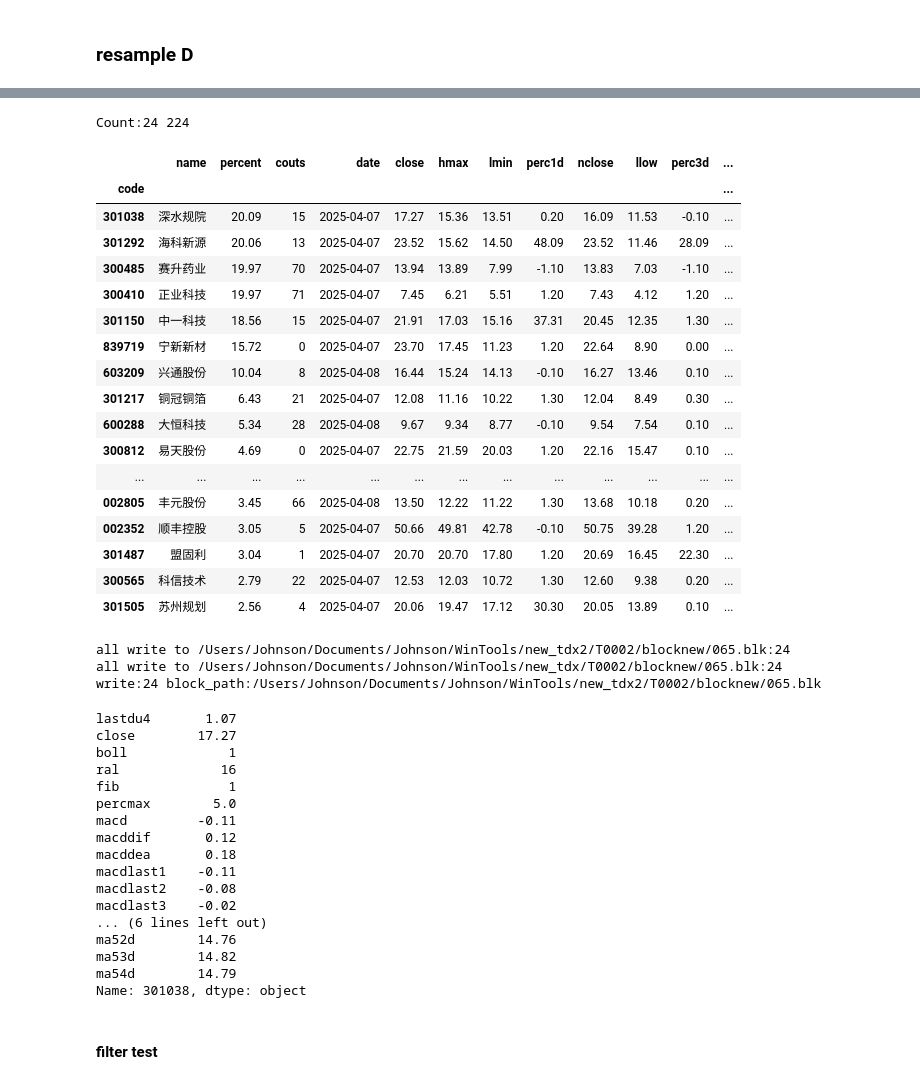
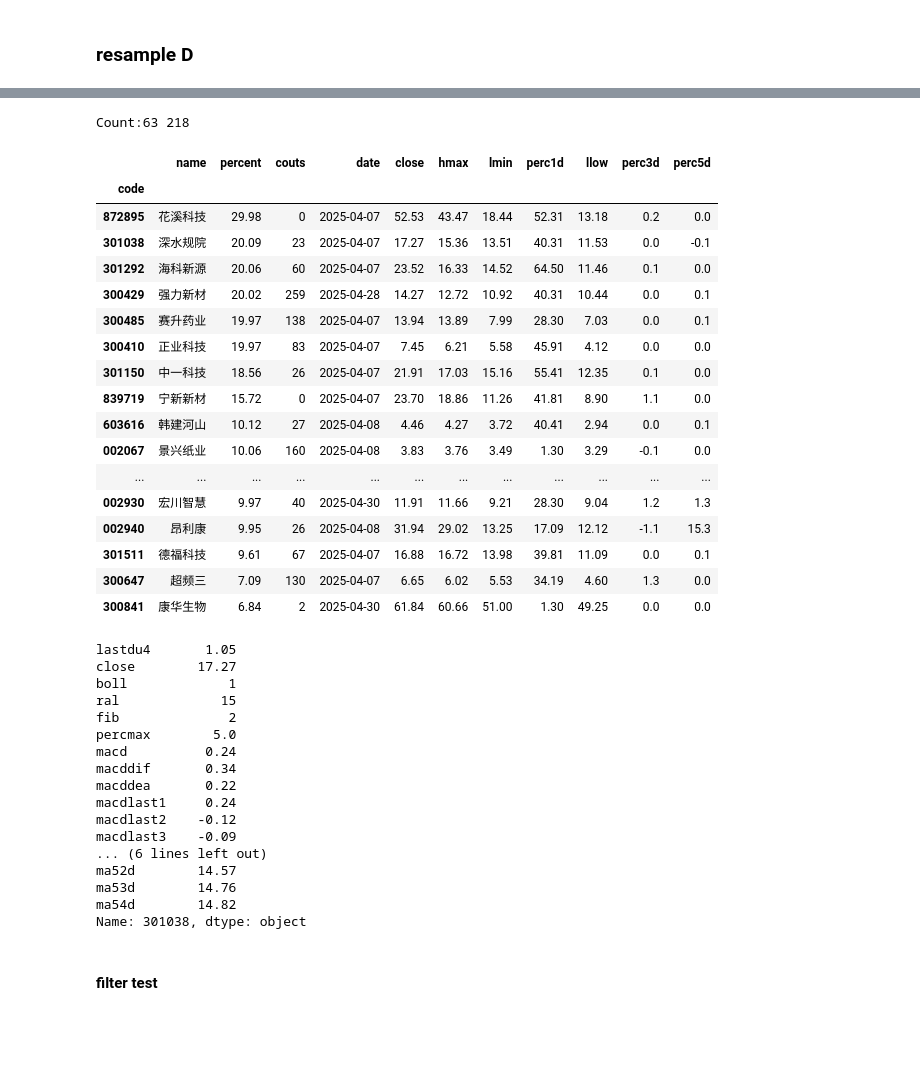
Before and after one commit to johnsonhongyi/pyQuant3, a Jupyter notebook: stock/jupyterAlgo/Quant2023/resample-monitor.ipynb, the cells around one changed output, grey strips where cells are left out. Drawn from its saved outputs; the diff is of its cells as text; code cells hidden in the pictures; blank space fills up the shorter version.

```diff
--- a/stock/jupyterAlgo/Quant2023/resample-monitor.ipynb
+++ b/stock/jupyterAlgo/Quant2023/resample-monitor.ipynb
@@ -569,59 +533,56 @@ initdx :0 b1>:5180 it:0.4 lastpTDX_DF_d in locals
 # %%
 # td_code = tdx_d.query('lasth1d > lasth2d > lasth3d and close >= high4')
 # td_code = tdx_d.query('ma51d > ma10d and ral > 3 and lastp1d >ma20d and low > lastl1d and vol > 2' )
 # td_code = tdx_d.query('lastp1d > lastp2d  and lasth1d > lasth2d and lasth2d > lasth3d and lastl1d > lastl2d and lastl2d > lastl3d and close > open')
 
 # td_code = h5_d.query(f'{get_filter(filterIDX)}')
 # td_code = h5_d.query(f'lasth1d > lasth2d and close > lastp1d and ral > 10 and fib > 0 and boll > 0')
-td_code = h5_d.query(f'lastv1d > lastv2d and close > lastp1d and ral > 10 and fib > 0 and boll > 0 and close > lastp2d and percent > per2d and percent > lastdu4 \
-and close >high4 and close > max5 and (low > open*0.99 or (per1d > 4 and low >= lastp1d))')
+td_code = h5_d.query(f'lasth1d > lasth2d  and ral > 10 and fib > 0 and boll > 0  and percent > lastdu4 \
+and close >high4  and (low > open*0.99 or (per1d > 4 and low >= lastp1d))')
 
 show_tdx_data(td_code,limit=20)
 if len(td_code) < 30:
     write_code_to_blk(td_code.sort_values('percent', ascending=False).index,'065',rewrite=True)
 # %% [output]
-Count:24 224
+Count:63 218
-|  | name | percent | couts | date | close | hmax | lmin | perc1d | nclose | llow | perc3d | ... |
-| code |  |  |  |  |  |  |  |  |  |  |  | ... |
-| 301038 | 深水规院 | 20.09 | 15 | 2025-04-07 | 17.27 | 15.36 | 13.51 | 0.20 | 16.09 | 11.53 | -0.10 | ... |
-| 301292 | 海科新源 | 20.06 | 13 | 2025-04-07 | 23.52 | 15.62 | 14.50 | 48.09 | 23.52 | 11.46 | 28.09 | ... |
-| 300485 | 赛升药业 | 19.97 | 70 | 2025-04-07 | 13.94 | 13.89 | 7.99 | -1.10 | 13.83 | 7.03 | -1.10 | ... |
-| 300410 | 正业科技 | 19.97 | 71 | 2025-04-07 | 7.45 | 6.21 | 5.51 | 1.20 | 7.43 | 4.12 | 1.20 | ... |
-| 301150 | 中一科技 | 18.56 | 15 | 2025-04-07 | 21.91 | 17.03 | 15.16 | 37.31 | 20.45 | 12.35 | 1.30 | ... |
-| 839719 | 宁新新材 | 15.72 | 0 | 2025-04-07 | 23.70 | 17.45 | 11.23 | 1.20 | 22.64 | 8.90 | 0.00 | ... |
-| 603209 | 兴通股份 | 10.04 | 8 | 2025-04-08 | 16.44 | 15.24 | 14.13 | -0.10 | 16.27 | 13.46 | 0.10 | ... |
-| 301217 | 铜冠铜箔 | 6.43 | 21 | 2025-04-07 | 12.08 | 11.16 | 10.22 | 1.30 | 12.04 | 8.49 | 0.30 | ... |
-| 600288 | 大恒科技 | 5.34 | 28 | 2025-04-08 | 9.67 | 9.34 | 8.77 | -0.10 | 9.54 | 7.54 | 0.10 | ... |
-| 300812 | 易天股份 | 4.69 | 0 | 2025-04-07 | 22.75 | 21.59 | 20.03 | 1.20 | 22.16 | 15.47 | 0.10 | ... |
-| ... | ... | ... | ... | ... | ... | ... | ... | ... | ... | ... | ... | ... |
-| 002805 | 丰元股份 | 3.45 | 66 | 2025-04-08 | 13.50 | 12.22 | 11.22 | 1.30 | 13.68 | 10.18 | 0.20 | ... |
-| 002352 | 顺丰控股 | 3.05 | 5 | 2025-04-07 | 50.66 | 49.81 | 42.78 | -0.10 | 50.75 | 39.28 | 1.20 | ... |
-| 301487 | 盟固利 | 3.04 | 1 | 2025-04-07 | 20.70 | 20.70 | 17.80 | 1.20 | 20.69 | 16.45 | 22.30 | ... |
-| 300565 | 科信技术 | 2.79 | 22 | 2025-04-07 | 12.53 | 12.03 | 10.72 | 1.30 | 12.60 | 9.38 | 0.20 | ... |
-| 301505 | 苏州规划 | 2.56 | 4 | 2025-04-07 | 20.06 | 19.47 | 17.12 | 30.30 | 20.05 | 13.89 | 0.10 | ... |
+|  | name | percent | couts | date | close | hmax | lmin | perc1d | llow | perc3d | perc5d |
+| code |  |  |  |  |  |  |  |  |  |  |  |
+| 872895 | 花溪科技 | 29.98 | 0 | 2025-04-07 | 52.53 | 43.47 | 18.44 | 52.31 | 13.18 | 0.2 | 0.0 |
+| 301038 | 深水规院 | 20.09 | 23 | 2025-04-07 | 17.27 | 15.36 | 13.51 | 40.31 | 11.53 | 0.0 | -0.1 |
+| 301292 | 海科新源 | 20.06 | 60 | 2025-04-07 | 23.52 | 16.33 | 14.52 | 64.50 | 11.46 | 0.1 | 0.0 |
+| 300429 | 强力新材 | 20.02 | 259 | 2025-04-28 | 14.27 | 12.72 | 10.92 | 40.31 | 10.44 | 0.0 | 0.1 |
+| 300485 | 赛升药业 | 19.97 | 138 | 2025-04-07 | 13.94 | 13.89 | 7.99 | 28.30 | 7.03 | 0.0 | 0.1 |
+| 300410 | 正业科技 | 19.97 | 83 | 2025-04-07 | 7.45 | 6.21 | 5.58 | 45.91 | 4.12 | 0.0 | 0.0 |
+| 301150 | 中一科技 | 18.56 | 26 | 2025-04-07 | 21.91 | 17.03 | 15.16 | 55.41 | 12.35 | 0.1 | 0.0 |
+| 839719 | 宁新新材 | 15.72 | 0 | 2025-04-07 | 23.70 | 18.86 | 11.26 | 41.81 | 8.90 | 1.1 | 0.0 |
+| 603616 | 韩建河山 | 10.12 | 27 | 2025-04-08 | 4.46 | 4.27 | 3.72 | 40.41 | 2.94 | 0.0 | 0.1 |
+| 002067 | 景兴纸业 | 10.06 | 160 | 2025-04-08 | 3.83 | 3.76 | 3.49 | 1.30 | 3.29 | -0.1 | 0.0 |
+| ... | ... | ... | ... | ... | ... | ... | ... | ... | ... | ... | ... |
+| 002930 | 宏川智慧 | 9.97 | 40 | 2025-04-30 | 11.91 | 11.66 | 9.21 | 28.30 | 9.04 | 1.2 | 1.3 |
+| 002940 | 昂利康 | 9.95 | 26 | 2025-04-08 | 31.94 | 29.02 | 13.25 | 17.09 | 12.12 | -1.1 | 15.3 |
+| 301511 | 德福科技 | 9.61 | 67 | 2025-04-07 | 16.88 | 16.72 | 13.98 | 39.81 | 11.09 | 0.0 | 0.1 |
+| 300647 | 超频三 | 7.09 | 130 | 2025-04-07 | 6.65 | 6.02 | 5.53 | 34.19 | 4.60 | 1.3 | 0.0 |
+| 300841 | 康华生物 | 6.84 | 2 | 2025-04-30 | 61.84 | 60.66 | 51.00 | 1.30 | 49.25 | 0.0 | 0.0 |
-all write to /Users/Johnson/Documents/Johnson/WinTools/new_tdx2/T0002/blocknew/065.blk:24
-all write to /Users/Johnson/Documents/Johnson/WinTools/new_tdx/T0002/blocknew/065.blk:24
-write:24 block_path:/Users/Johnson/Documents/Johnson/WinTools/new_tdx2/T0002/blocknew/065.blk
 # %%
 if '301038' in td_code.index:
     h5_d.loc['301038',['lastdu4','close','boll','ral','fib','percmax','macd','macddif','macddea','macdlast1','macdlast2','macdlast3','lasth1d','lastl1d','lastl2d','lastl3d','lastp1d','ma51d','ma52d','ma53d','ma54d']]
 # %% [output]
-lastdu4       1.07
+lastdu4       1.05
 close        17.27
 boll             1
-ral             16
-fib              1
+ral             15
+fib              2
 percmax        5.0
-macd         -0.11
-macddif       0.12
-macddea       0.18
-macdlast1    -0.11
-macdlast2    -0.08
-macdlast3    -0.02
+macd          0.24
+macddif       0.34
+macddea       0.22
+macdlast1     0.24
+macdlast2    -0.12
+macdlast3    -0.09
 ... (6 lines left out)
-ma52d        14.76
-ma53d        14.82
-ma54d        14.79
+ma52d        14.57
+ma53d        14.76
+ma54d        14.82
 Name: 301038, dtype: object
 # %% [markdown]
 #### filter test
```
Also changed, not shown: parts of 18 cells of this notebook, 1 other file.
